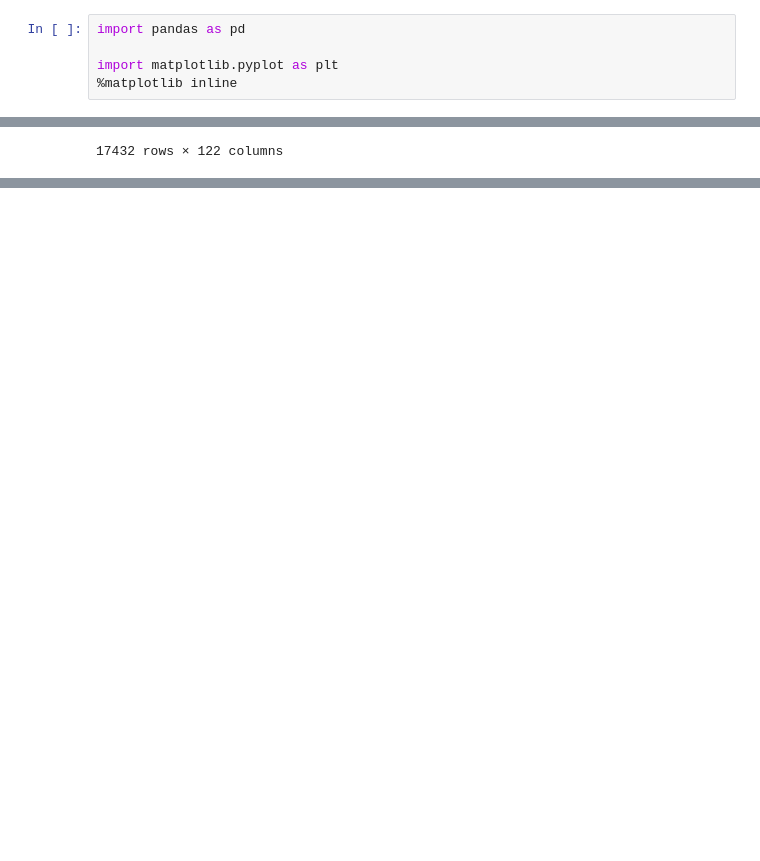
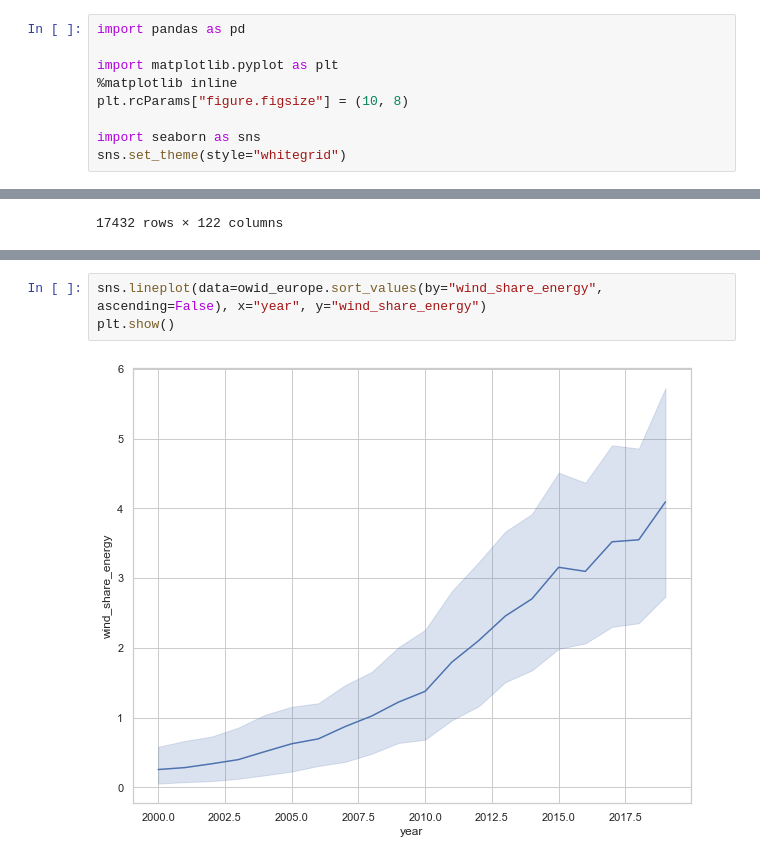
Before and after one commit to WalternativE/energy_price_analysis, a Jupyter notebook: notebooks/03_owid_exploration.ipynb, the cells around one changed output, grey strips where cells are left out. Cells and saved outputs as stored; diff of their text form; blank space fills up the shorter version.

```diff
--- a/notebooks/03_owid_exploration.ipynb
+++ b/notebooks/03_owid_exploration.ipynb
@@ -3,6 +3,10 @@ import pandas as pd
 
 import matplotlib.pyplot as plt
 %matplotlib inline
+plt.rcParams["figure.figsize"] = (10, 8)
+
+import seaborn as sns
+sns.set_theme(style="whitegrid")
 # %%
 owid_data = pd.read_csv("../data/owid/owid-energy-data.csv")
 owid_data
@@ -59,0 +55,5 @@ owid_data[owid_data["iso_code"].isin(countries_in_europe["ISO alpha 3"])]
+# %%
+sns.lineplot(data=owid_europe.sort_values(by="wind_share_energy", ascending=False), x="year", y="wind_share_energy")
+plt.show()
+# %% [output]
+[figure, added]
```
Also changed, not shown: parts of 7 cells of this notebook.
